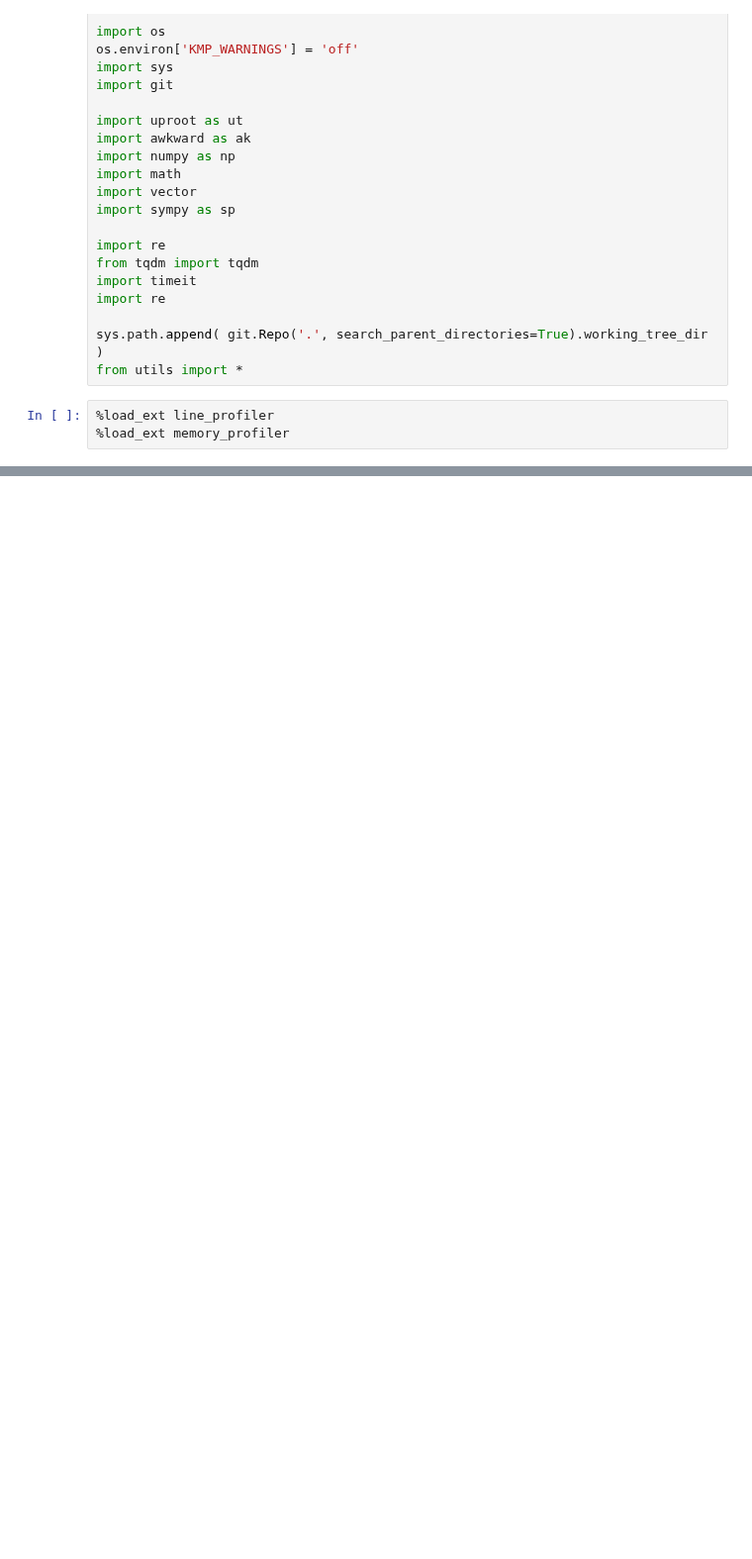
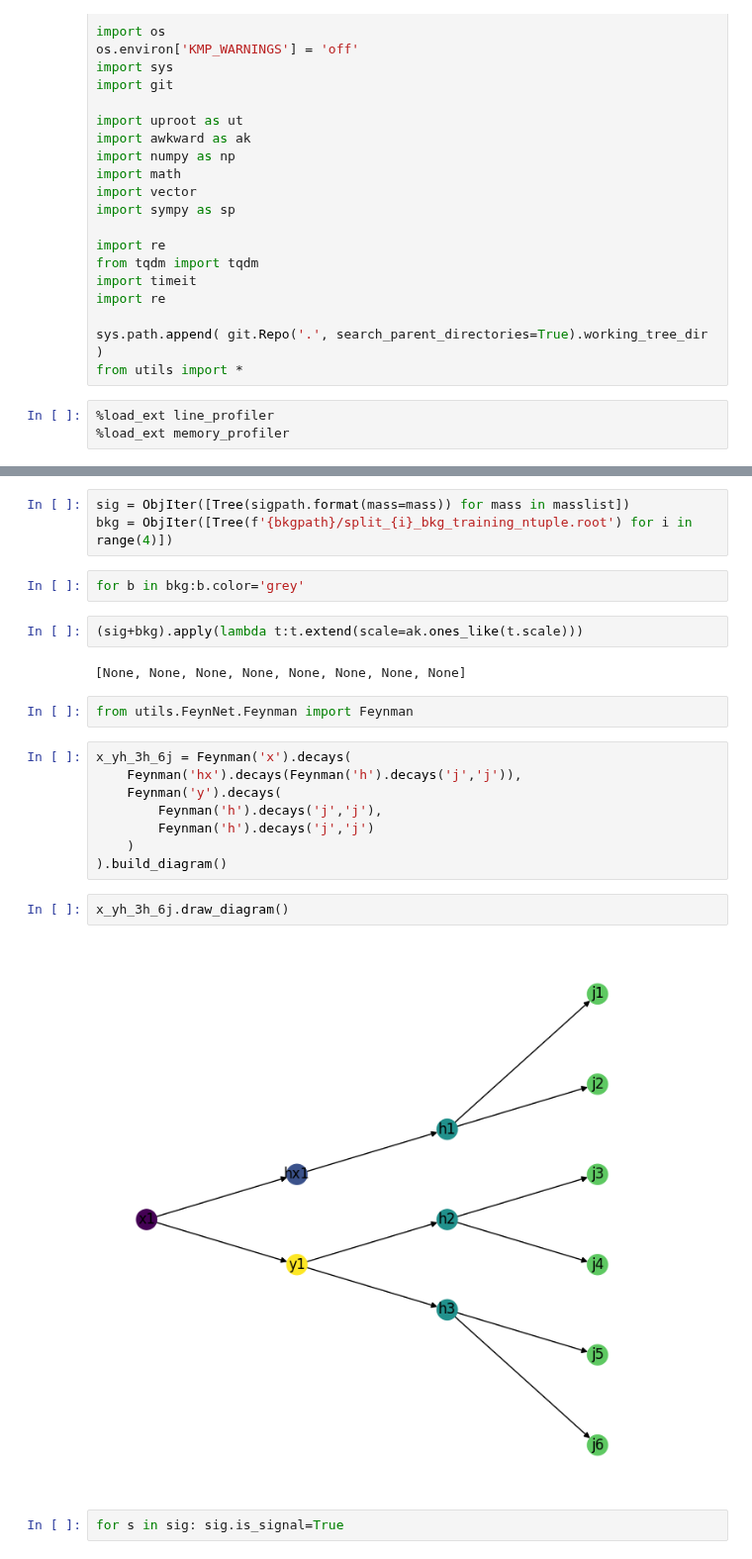
Before and after one commit to ekoenig4/analysis, a Jupyter notebook: jupyter/sixb/test_weaver_input.ipynb, the cells around one changed output, grey strips where cells are left out. Shown at 99% size. Drawn from its saved outputs; the diff is of its cells as text; blank space fills up the shorter version.

```diff
--- a/jupyter/sixb/test_weaver_input.ipynb
+++ b/jupyter/sixb/test_weaver_input.ipynb
@@ -136,0 +37,25 @@ t_bkg.dataset_norm_abs_scale.apply(np.sum)
+# %%
+sig = ObjIter([Tree(sigpath.format(mass=mass)) for mass in masslist])
+bkg = ObjIter([Tree(f'{bkgpath}/split_{i}_bkg_training_ntuple.root') for i in range(4)])
+# %%
+for b in bkg:b.color='grey'
+# %%
+(sig+bkg).apply(lambda t:t.extend(scale=ak.ones_like(t.scale)))
+# %% [output]
+[None, None, None, None, None, None, None, None]
+# %%
+from utils.FeynNet.Feynman import Feynman
+# %%
+x_yh_3h_6j = Feynman('x').decays(
+    Feynman('hx').decays(Feynman('h').decays('j','j')),
+    Feynman('y').decays(
+        Feynman('h').decays('j','j'),
+        Feynman('h').decays('j','j')
+    )
+).build_diagram()
+# %%
+x_yh_3h_6j.draw_diagram()
+# %% [output]
+[figure, added]
+# %%
+for s in sig: sig.is_signal=True
```
Also changed, not shown: parts of 33 cells of this notebook, 13 other files.
